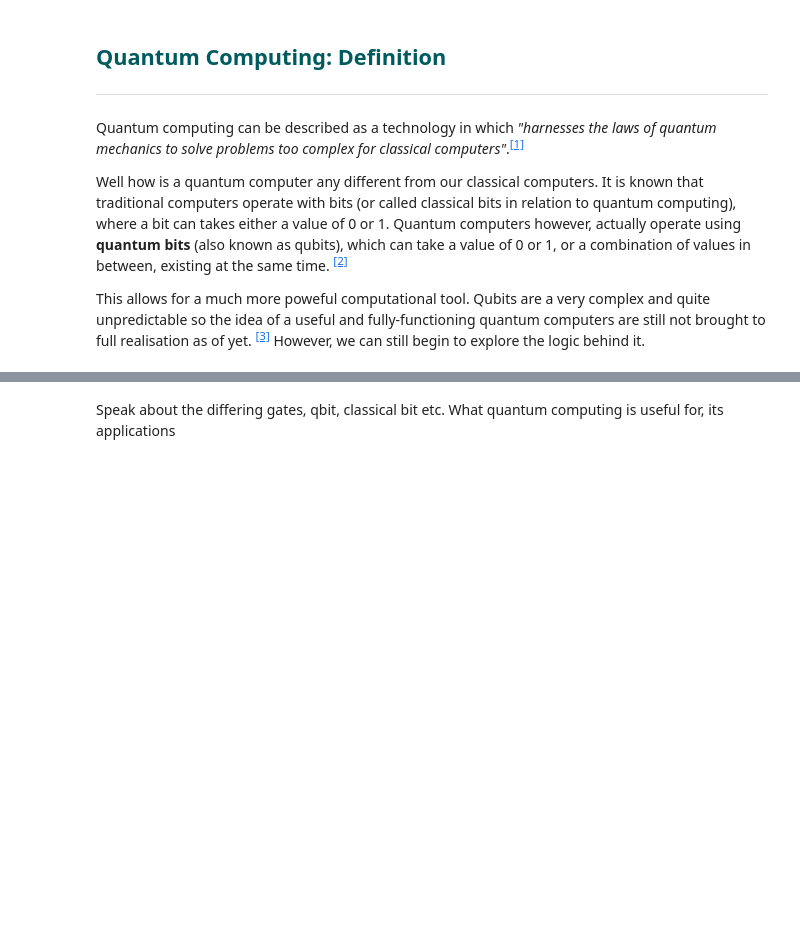
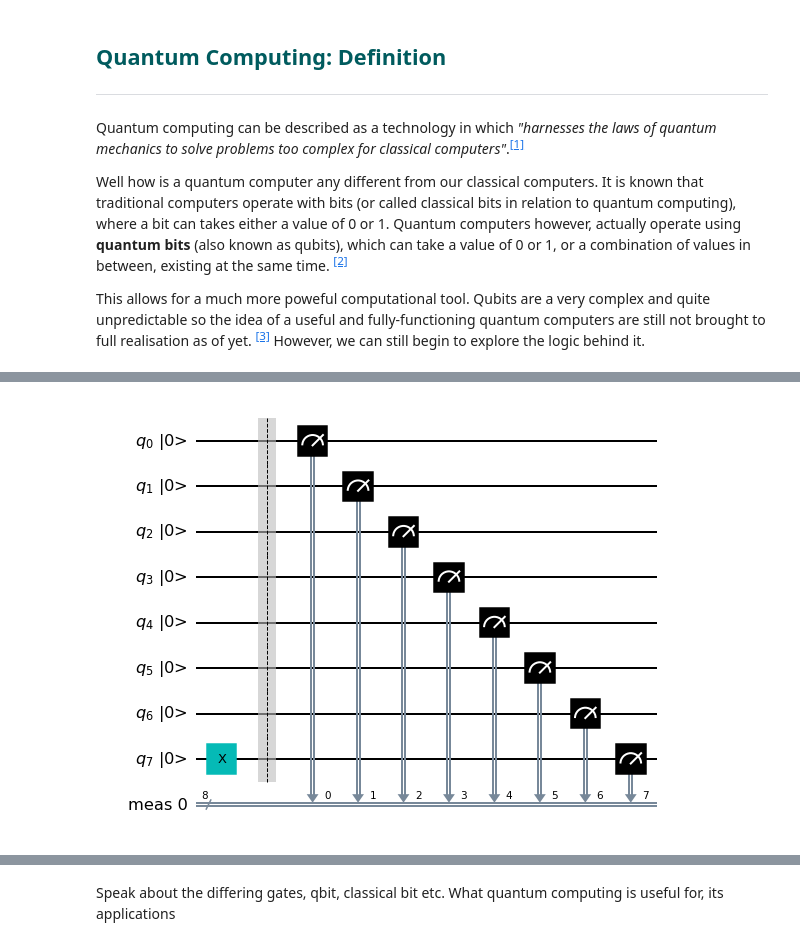
Before and after one commit to shanemcdonagh/emergingtechnologies, a Jupyter notebook: content/notebooks/04-quantum-computing.ipynb, the cells around one changed output, grey strips where cells are left out. Drawn from its saved outputs; the diff is of its cells as text; code cells hidden in the pictures; blank space fills up the shorter version.

```diff
--- a/content/notebooks/04-quantum-computing.ipynb
+++ b/content/notebooks/04-quantum-computing.ipynb
@@ -112 +75,13 @@ meas_7: ════════════════════════
+# %%
+# Create a circuit with 8 qubits and 8 outputs
+qc_encode = QuantumCircuit(8)
+
+# Apply an x gate to the 7th qubit
+qc_encode.x(7)
+
+# Draw
+qc_encode.measure_all()
+qc_encode.draw(output="mpl",initial_state=True)
+# %% [output]
+[figure, added]
 # %%
```
Also changed, not shown: parts of 37 cells of this notebook.
